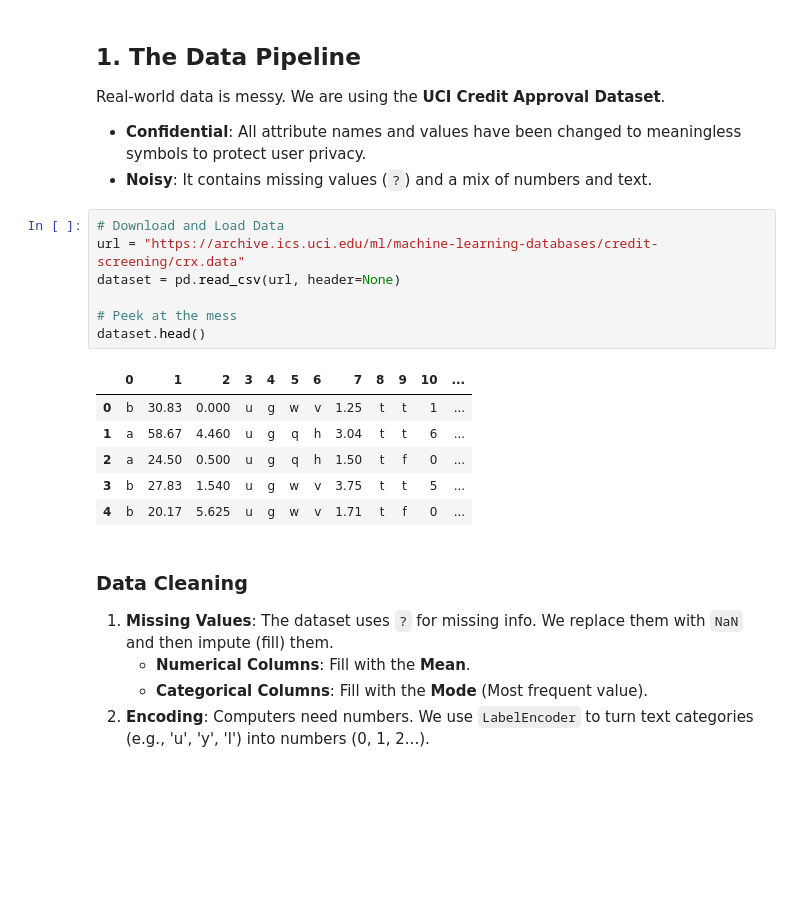
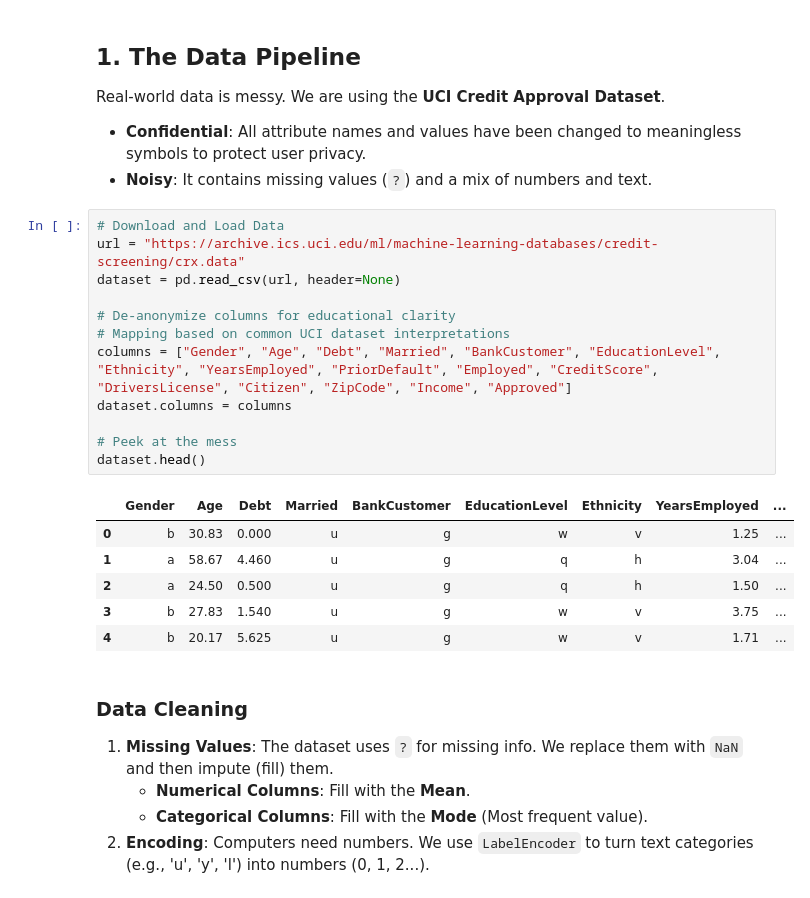
Before and after one commit to chinwh2019/ai-modern-approach, a Jupyter notebook: notebooks/som_credit_card.ipynb, the cells around one changed output. Drawn from its saved outputs; the diff is of its cells as text; blank space fills up the shorter version.

```diff
--- a/notebooks/som_credit_card.ipynb
+++ b/notebooks/som_credit_card.ipynb
@@ -22,17 +22,22 @@ Real-world data is messy. We are using the **UCI Credit Approval Dataset**.
 # %%
 # Download and Load Data
 url = "https://archive.ics.uci.edu/ml/machine-learning-databases/credit-screening/crx.data"
 dataset = pd.read_csv(url, header=None)
 
+# De-anonymize columns for educational clarity
+# Mapping based on common UCI dataset interpretations
+columns = ["Gender", "Age", "Debt", "Married", "BankCustomer", "EducationLevel", "Ethnicity", "YearsEmployed", "PriorDefault", "Employed", "CreditScore", "DriversLicense", "Citizen", "ZipCode", "Income", "Approved"]
+dataset.columns = columns
+
 # Peek at the mess
 dataset.head()
 # %% [output]
-|  | 0 | 1 | 2 | 3 | 4 | 5 | 6 | 7 | 8 | 9 | 10 | ... |
-| 0 | b | 30.83 | 0.000 | u | g | w | v | 1.25 | t | t | 1 | ... |
-| 1 | a | 58.67 | 4.460 | u | g | q | h | 3.04 | t | t | 6 | ... |
-| 2 | a | 24.50 | 0.500 | u | g | q | h | 1.50 | t | f | 0 | ... |
-| 3 | b | 27.83 | 1.540 | u | g | w | v | 3.75 | t | t | 5 | ... |
-| 4 | b | 20.17 | 5.625 | u | g | w | v | 1.71 | t | f | 0 | ... |
+|  | Gender | Age | Debt | Married | BankCustomer | EducationLevel | Ethnicity | YearsEmployed | ... |
+| 0 | b | 30.83 | 0.000 | u | g | w | v | 1.25 | ... |
+| 1 | a | 58.67 | 4.460 | u | g | q | h | 3.04 | ... |
+| 2 | a | 24.50 | 0.500 | u | g | q | h | 1.50 | ... |
+| 3 | b | 27.83 | 1.540 | u | g | w | v | 3.75 | ... |
+| 4 | b | 20.17 | 5.625 | u | g | w | v | 1.71 | ... |
 # %% [markdown]
 ### Data Cleaning
 1.  **Missing Values**: The dataset uses `?` for missing info. We replace them with `NaN` and then impute (fill) them.
```
Also changed, not shown: parts of 7 cells of this notebook, 2 other files.
